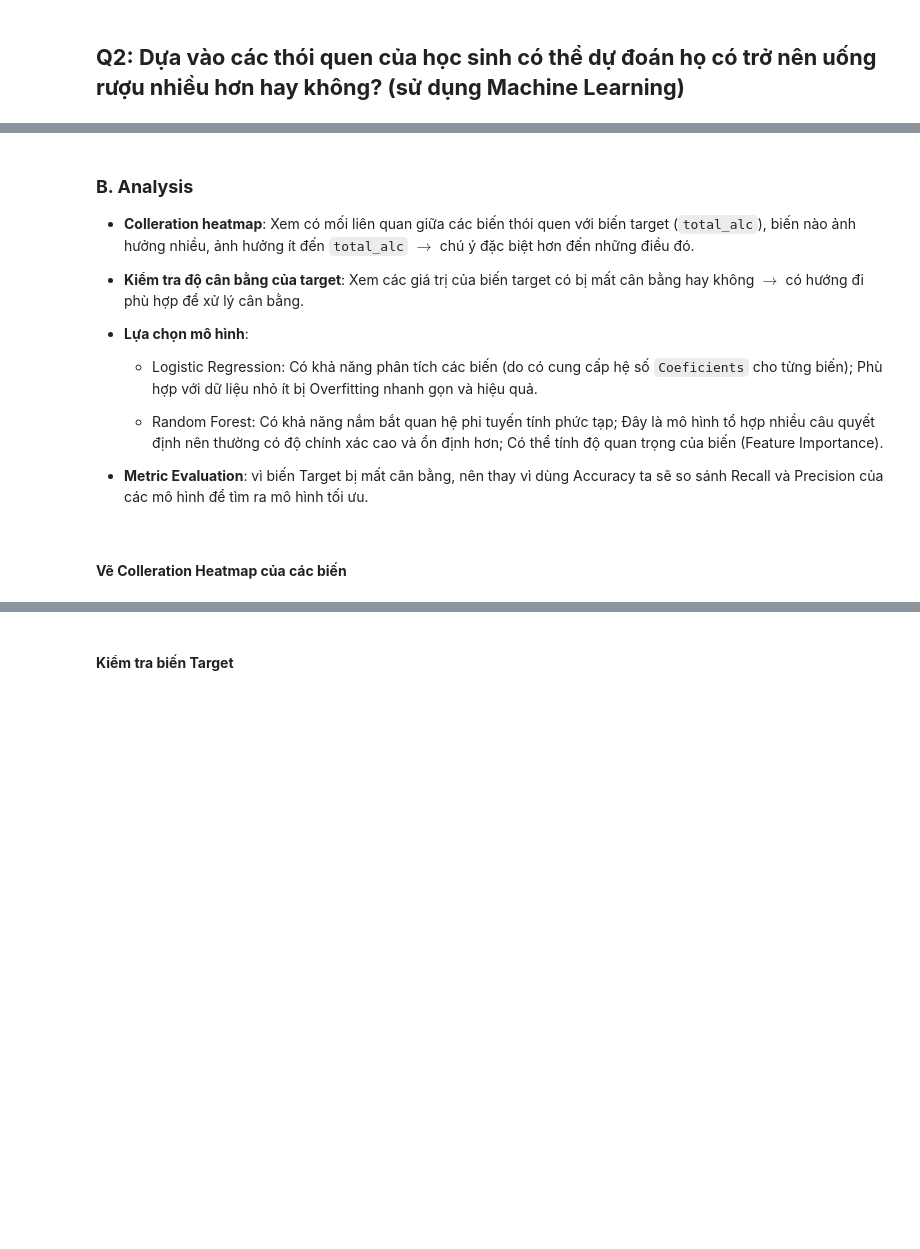
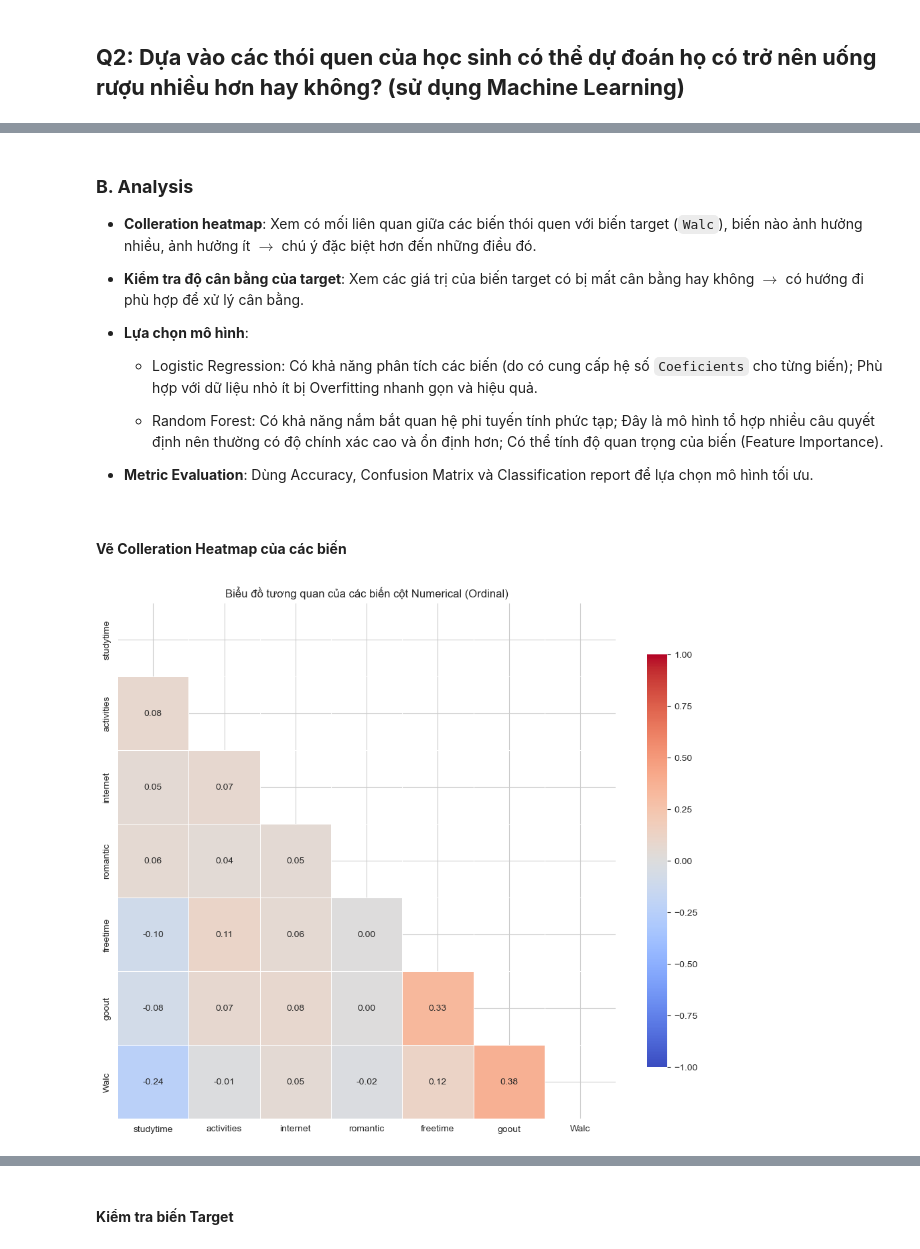
Before and after one commit to nganbee/student_alcohol_consumption_DS, a Jupyter notebook: notebooks/04_questioning.ipynb, the cells around one changed output, grey strips where cells are left out. Cells and saved outputs as stored; diff of their text form; code cells hidden in the pictures; blank space fills up the shorter version.

```diff
--- a/notebooks/04_questioning.ipynb
+++ b/notebooks/04_questioning.ipynb
@@ -450,7 +554,7 @@ df = pd.read_csv("../data/processed/student-clean.csv")
 habit_features = ["studytime", "activities", "internet", "romantic", "freetime", "goout"]
 
 df_habit = df[habit_features].copy()
-df_habit['total_alc'] = df['total_alc'].copy()
+df_habit['Walc'] = df['Walc'].copy()
 # %%
 # Encoding các biến categorical
 mapping_binary = {
@@ -464,7 +568,7 @@ for f in binary_features:
 # %% [markdown]
 ### **B. Analysis**
 
-- **Colleration heatmap**: Xem có mối liên quan giữa các biến thói quen với biến target (`total_alc`), biến nào ảnh hưởng nhiều, ảnh hưởng ít đến `total_alc` $\rightarrow$ chú ý đặc biệt hơn đến những điều đó.
+- **Colleration heatmap**: Xem có mối liên quan giữa các biến thói quen với biến target (`Walc`), biến nào ảnh hưởng nhiều, ảnh hưởng ít $\rightarrow$ chú ý đặc biệt hơn đến những điều đó.
 
 - **Kiểm tra độ cân bằng của target**: Xem các giá trị của biến target có bị mất cân bằng hay không $\rightarrow$ có hướng đi phù hợp để xử lý cân bằng.
 
@@ -473,7 +577,7 @@ for f in binary_features:
 
     - Random Forest: Có khả năng nắm bắt quan hệ phi tuyến tính phức tạp; Đây là mô hình tổ hợp nhiều câu quyết định nên thường có độ chính xác cao và ổn định hơn; Có thể tính độ quan trọng của biến (Feature Importance).
 
-- **Metric Evaluation**: vì biến Target bị mất cân bằng, nên thay vì dùng Accuracy ta sẽ so sánh Recall và Precision của các mô hình để tìm ra mô hình tối ưu.
+- **Metric Evaluation**: Dùng Accuracy, Confusion Matrix và Classification report để lựa chọn mô hình tối ưu.
 # %% [markdown]
 #### **Vẽ Colleration Heatmap của các biến**
 # %%
@@ -501,6 +605,8 @@ def plot_correlation_heatmap(df, num_cols):
     plt.title(f"Biểu đồ tương quan của các biến cột Numerical (Ordinal)")
     plt.show()
 # %%
-habit_target_features = habit_features + ["total_alc"]
+habit_target_features = habit_features + ["Walc"]
 
 plot_correlation_heatmap(df_habit, habit_target_features)
+# %% [output]
+[figure, added]
```
Also changed, not shown: parts of 34 cells of this notebook.
